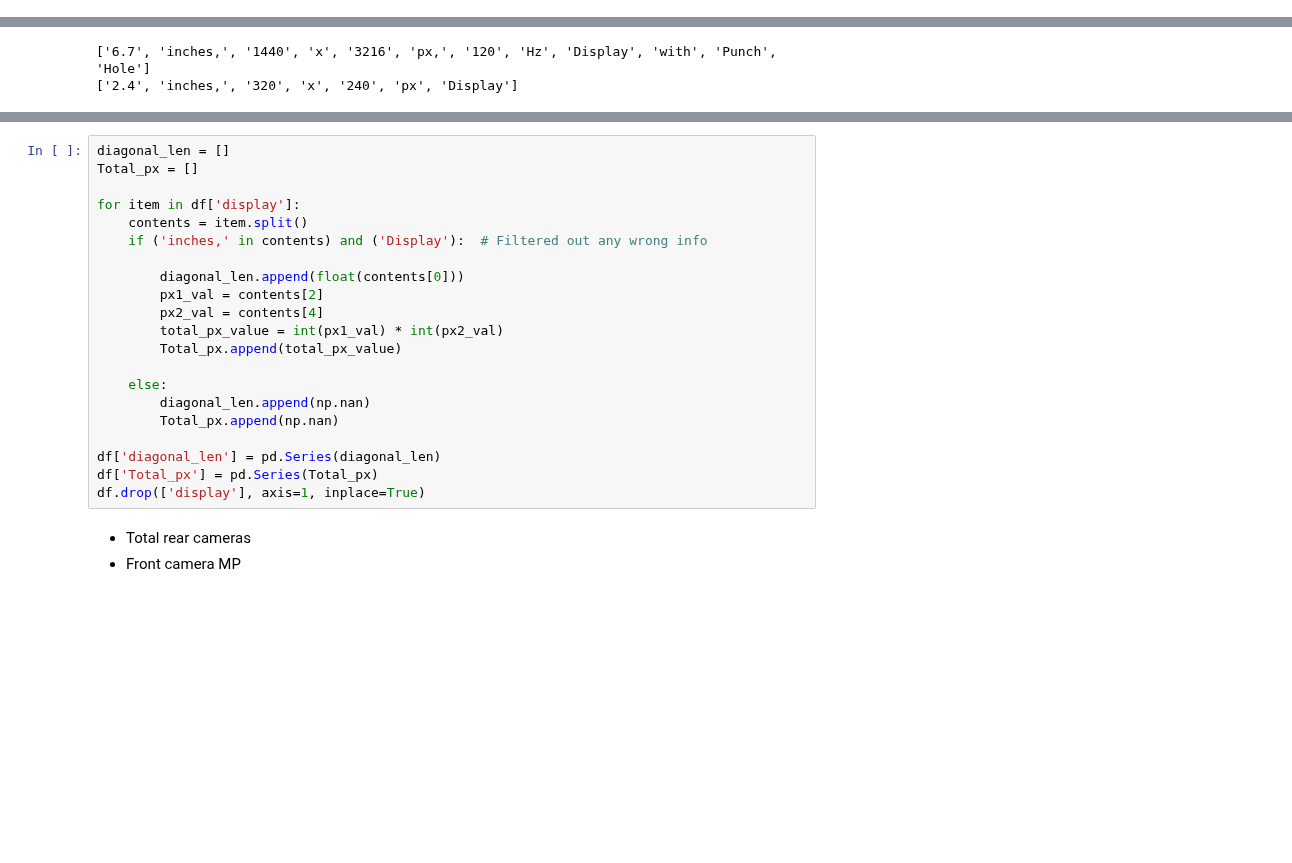
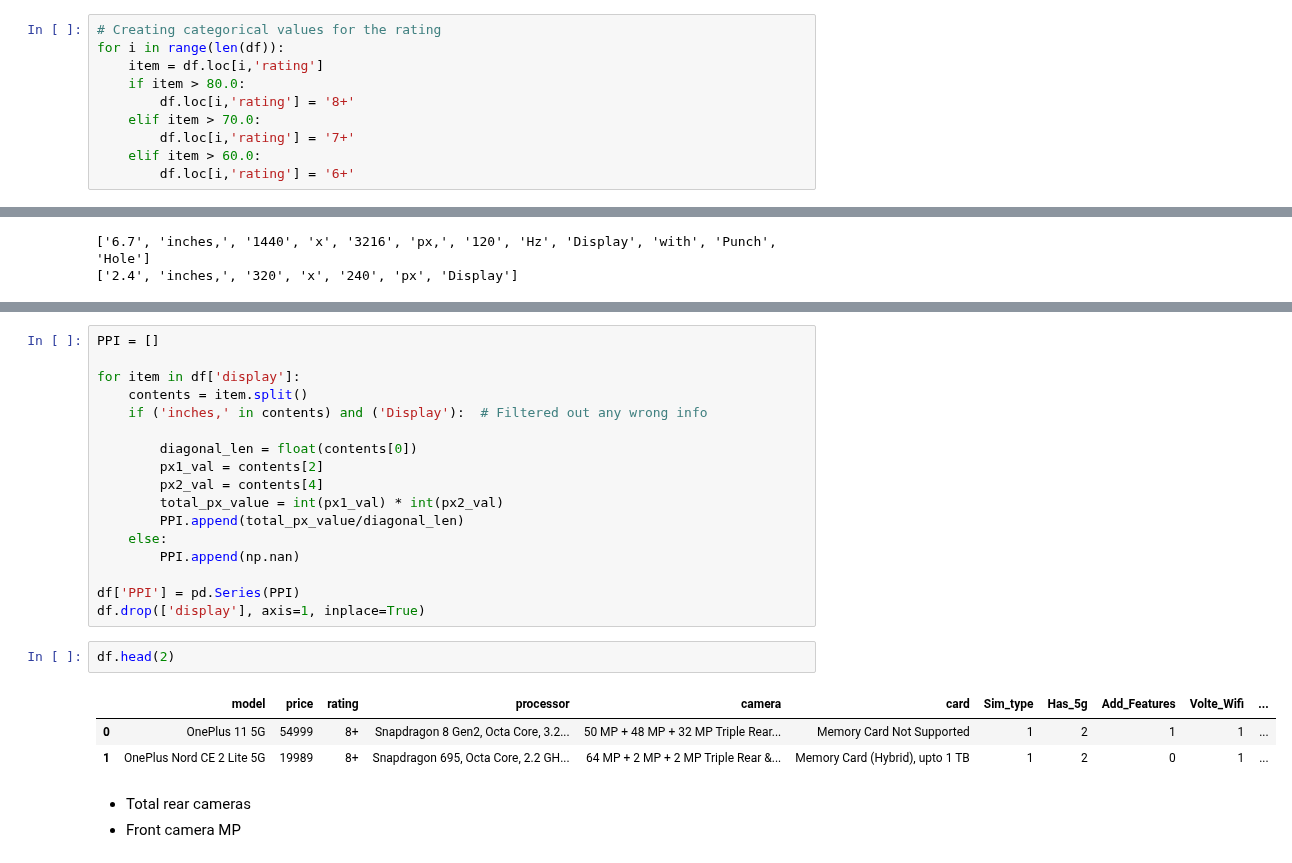
Before and after one commit to yuvraaj2002/AI_Projects, a Jupyter notebook: Smartphone_Price_Prediction/Code.ipynb, the cells around one changed output, grey strips where cells are left out. Drawn from its saved outputs; the diff is of its cells as text; blank space fills up the shorter version.

Commit message:
Created categorical values for rating feature and created a feature called PPI from display

```diff
--- a/Smartphone_Price_Prediction/Code.ipynb
+++ b/Smartphone_Price_Prediction/Code.ipynb
@@ -117,6 +117,16 @@ for index in range(len(df)):
     df.loc[index, 'price'] = item
 
 df['price'] = df['price'].astype(np.int64)
+# %%
+# Creating categorical values for the rating
+for i in range(len(df)):
+    item = df.loc[i,'rating']
+    if item > 80.0:
+        df.loc[i,'rating'] = '8+'
+    elif item > 70.0:
+        df.loc[i,'rating'] = '7+'
+    elif item > 60.0:
+        df.loc[i,'rating'] = '6+'
 # %% [markdown]
 - Since NFC and IR blaster are some additional features in smartphones so let's create a binary feature where 1 will represent that this phone as one of additional feature and 0 if the smartphone doesn't have any.
 - In our dataset there are few smartphones which don't even have Wifi and VoLTE so we also need to keep these phones into consideration so let's create a binary features for this. 1 : Has_Wifi_Volte and and 0 if not.
@@ -240,24 +250,26 @@ print(str2.split())
 # %%
-diagonal_len = []
-Total_px = []
+PPI = []
 
 for item in df['display']:
     contents = item.split()
     if ('inches,' in contents) and ('Display'):  # Filtered out any wrong info
 
-        diagonal_len.append(float(contents[0]))
+        diagonal_len = float(contents[0])
         px1_val = contents[2]
         px2_val = contents[4]
         total_px_value = int(px1_val) * int(px2_val)
-        Total_px.append(total_px_value)
+        PPI.append(total_px_value/diagonal_len)
+    else:
+        PPI.append(np.nan)
 
-    else:
-        diagonal_len.append(np.nan)
-        Total_px.append(np.nan)
-
-df['diagonal_len'] = pd.Series(diagonal_len)
-df['Total_px'] = pd.Series(Total_px)
+df['PPI'] = pd.Series(PPI)
 df.drop(['display'], axis=1, inplace=True)
+# %%
+df.head(2)
+# %% [output]
+|  | model | price | rating | processor | camera | card | Sim_type | Has_5g | Add_Features | Volte_Wifi | ... |
+| 0 | OnePlus 11 5G | 54999 | 8+ | Snapdragon 8 Gen2, Octa Core, 3.2... | 50 MP + 48 MP + 32 MP Triple Rear... | Memory Card Not Supported | 1 | 2 | 1 | 1 | ... |
+| 1 | OnePlus Nord CE 2 Lite 5G | 19989 | 8+ | Snapdragon 695, Octa Core, 2.2 GH... | 64 MP + 2 MP + 2 MP Triple Rear &... | Memory Card (Hybrid), upto 1 TB | 1 | 2 | 0 | 1 | ... |
 # %% [markdown]
 - Total rear cameras
 - Front camera MP
```
Also changed, not shown: parts of 3 cells of this notebook.
